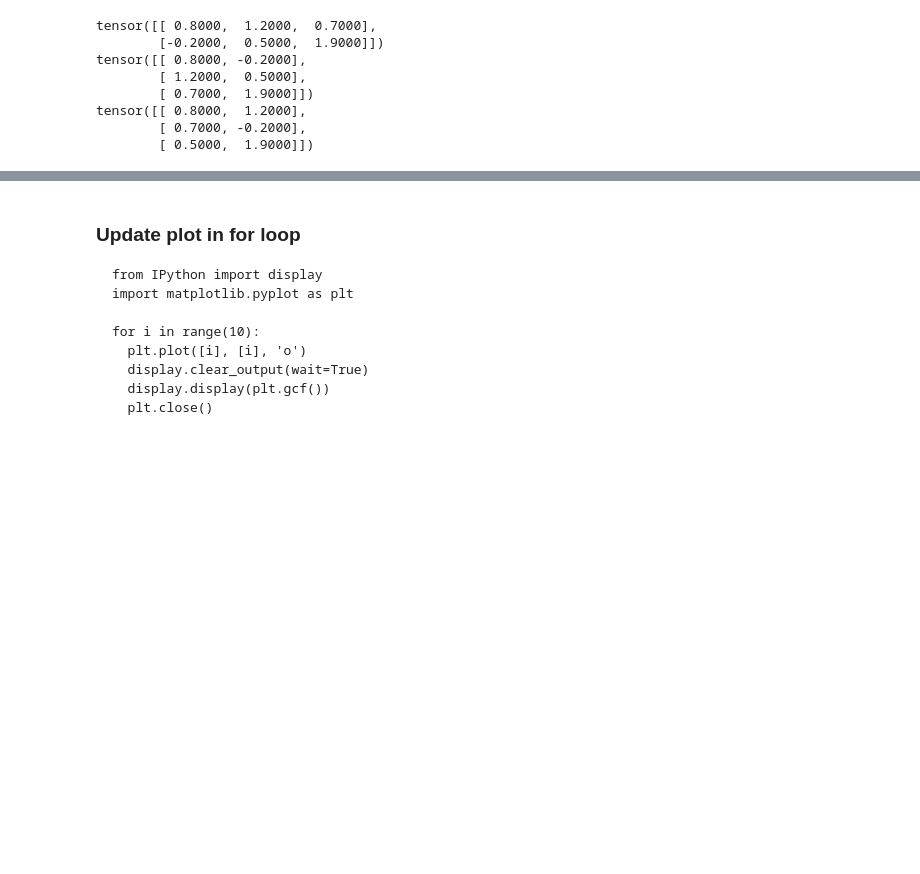
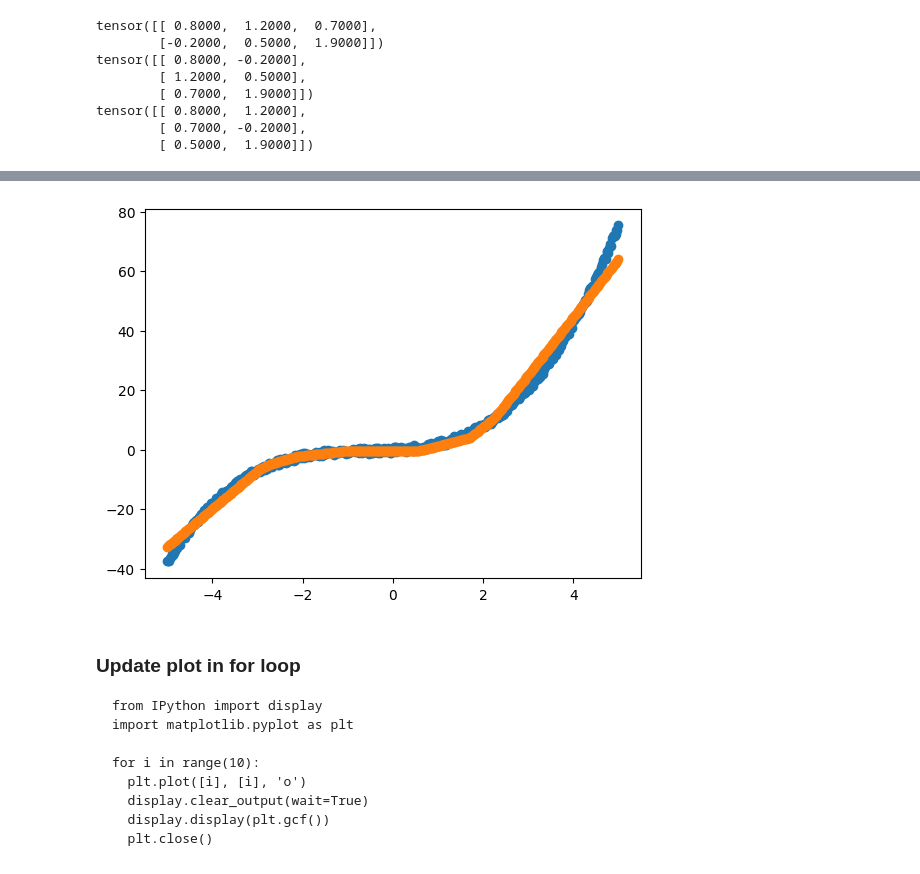
Before and after one commit to jdasam/mas1004, a Jupyter notebook: live_coding/2_function_approximation.ipynb, the cells around one changed output, grey strips where cells are left out. Drawn from its saved outputs; the diff is of its cells as text; code cells hidden in the pictures; blank space fills up the shorter version.

Commit message:
add training example

````diff
--- a/live_coding/2_function_approximation.ipynb
+++ b/live_coding/2_function_approximation.ipynb
@@ -474,3 +474,30 @@ tensor([[ 0.9500,  2.2200],
+# %%
+from IPython import display
+import matplotlib.pyplot as plt
+
+# Training loop
+
+layer1 = torch.nn.Linear(in_features=1, out_features=16)
+layer2 = torch.nn.Linear(in_features=16, out_features=1)
+
+optimizer = torch.optim.Adam([layer1.weight, layer2.weight, layer1.bias, layer2.bias], lr=0.1)
+xs_tensor = torch.tensor(xs).unsqueeze(-1)
+ys_tensor = torch.tensor(ys_comp).unsqueeze(-1)
+
+for i in range(100):
+  pred = layer2(torch.relu(layer1(xs_tensor)))
+  loss = ((pred - ys_tensor) ** 2).mean()
+  loss.backward()
+  optimizer.step()
+  optimizer.zero_grad()
+  # print(loss.item())
+  plt.scatter(xs, ys_comp)
+  plt.scatter(xs, pred.squeeze().detach())
+  display.clear_output(wait=True)
+  display.display(plt.gcf())
+  plt.close()
+# %% [output]
+[figure, added]
 # %% [markdown]
 ### Update plot in for loop
 ```
````
Also changed, not shown: parts of 8 cells of this notebook.
